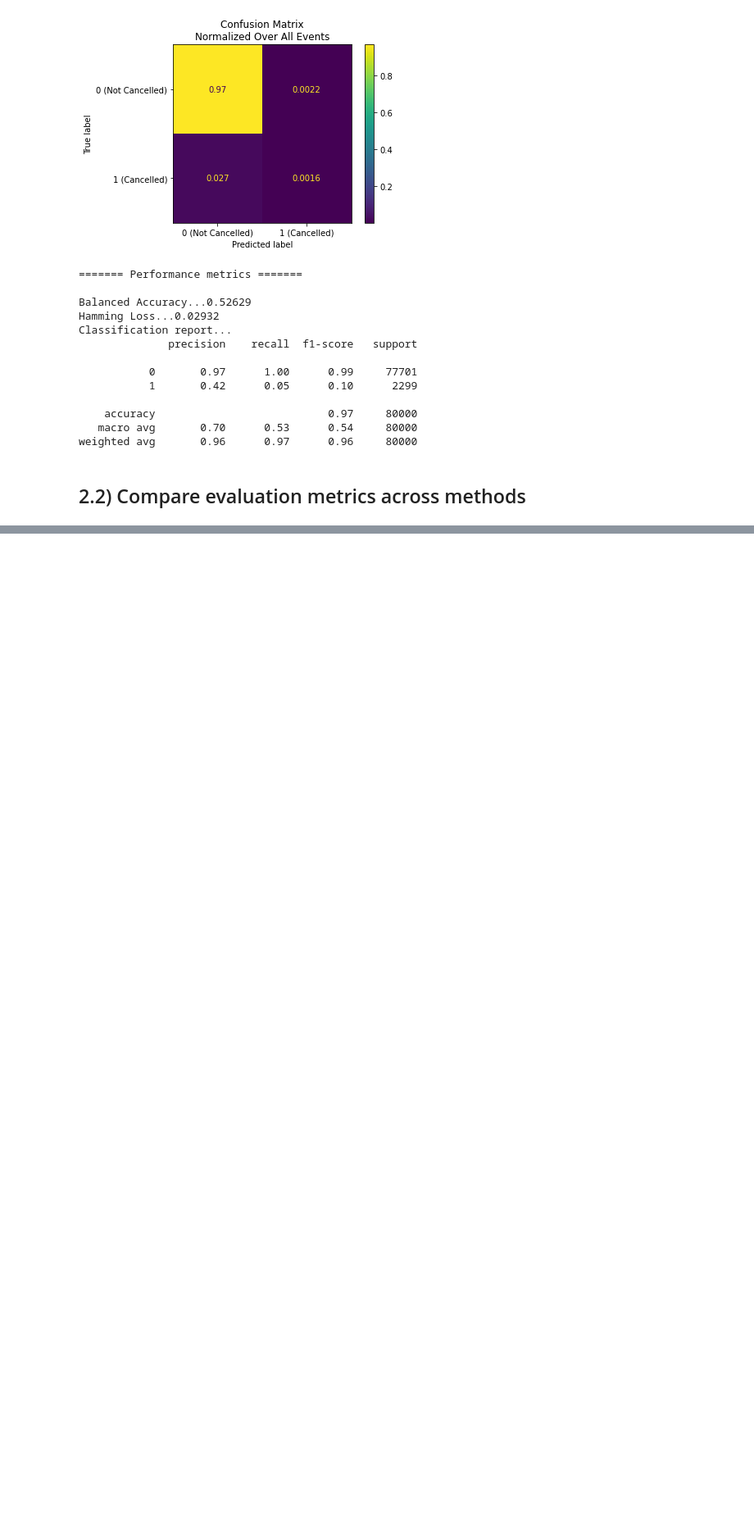
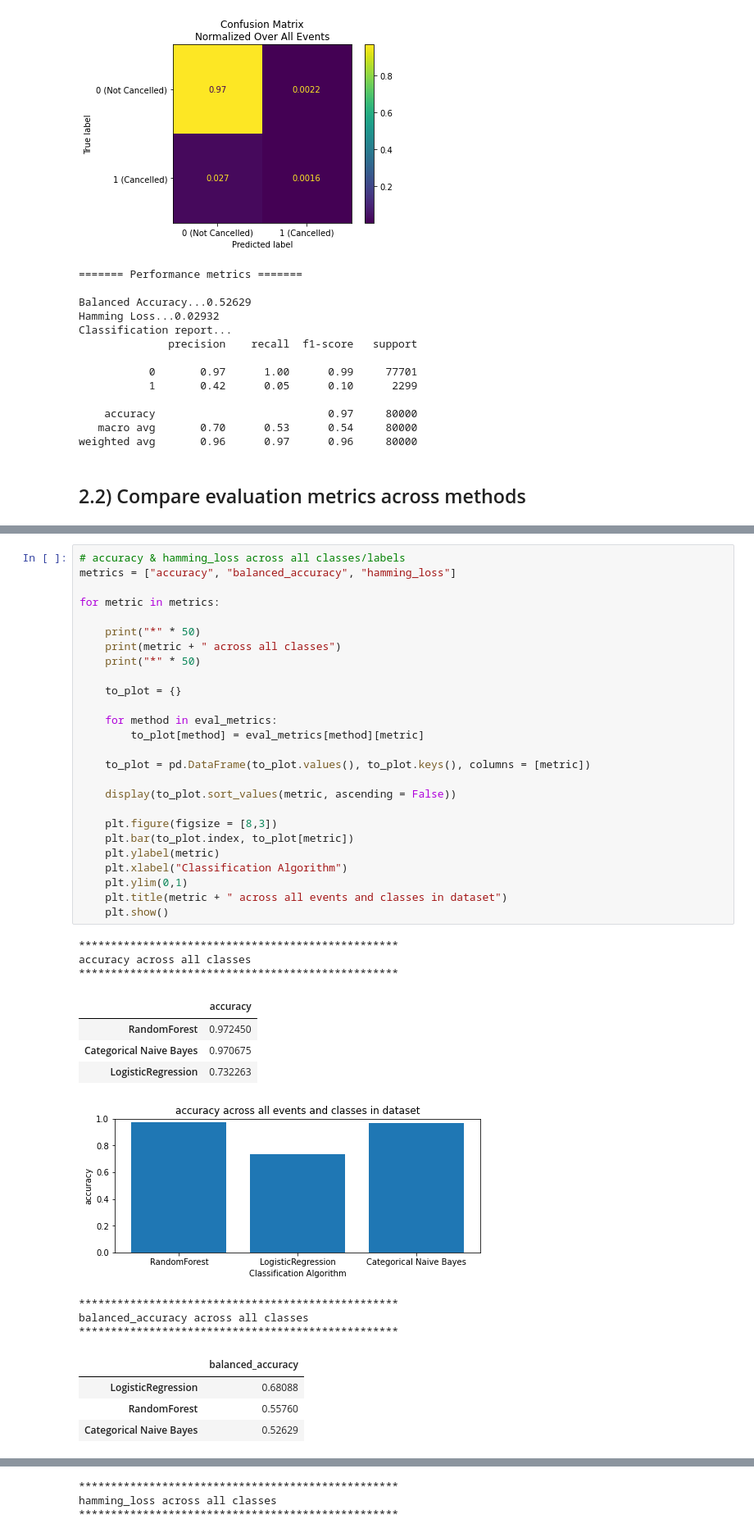
Before and after one commit to erincameron11/PredictingFlightDelay, a Jupyter notebook: notebooks/3_Model_Evaluation.ipynb, the cells around one changed output, grey strips where cells are left out. Shown at 82% size. Cells and saved outputs as stored; diff of their text form; blank space fills up the shorter version.

```diff
--- a/notebooks/3_Model_Evaluation.ipynb
+++ b/notebooks/3_Model_Evaluation.ipynb
@@ -187,0 +188,42 @@ confusion_mats["RandomForest"]
+# %%
+# accuracy & hamming_loss across all classes/labels
+metrics = ["accuracy", "balanced_accuracy", "hamming_loss"]
+
+for metric in metrics:
+
+    print("*" * 50)
+    print(metric + " across all classes")
+    print("*" * 50)
+
+    to_plot = {}
+
+    for method in eval_metrics:
+        to_plot[method] = eval_metrics[method][metric]
+
+    to_plot = pd.DataFrame(to_plot.values(), to_plot.keys(), columns = [metric])
+
+    display(to_plot.sort_values(metric, ascending = False))
+
+    plt.figure(figsize = [8,3])
+    plt.bar(to_plot.index, to_plot[metric])
+    plt.ylabel(metric)
+    plt.xlabel("Classification Algorithm")
+    plt.ylim(0,1)
+    plt.title(metric + " across all events and classes in dataset")
+    plt.show()
+# %% [output]
+**************************************************
+accuracy across all classes
+**************************************************
+|  | accuracy |
+| RandomForest | 0.972450 |
+| Categorical Naive Bayes | 0.970675 |
+| LogisticRegression | 0.732263 |
+[figure, added]
+**************************************************
+balanced_accuracy across all classes
+**************************************************
+|  | balanced_accuracy |
+| LogisticRegression | 0.68088 |
+| RandomForest | 0.55760 |
+| Categorical Naive Bayes | 0.52629 |
@@ -187,0 +231,3 @@ confusion_mats["RandomForest"]
+**************************************************
+hamming_loss across all classes
+**************************************************
```
Also changed, not shown: parts of 18 cells of this notebook.
